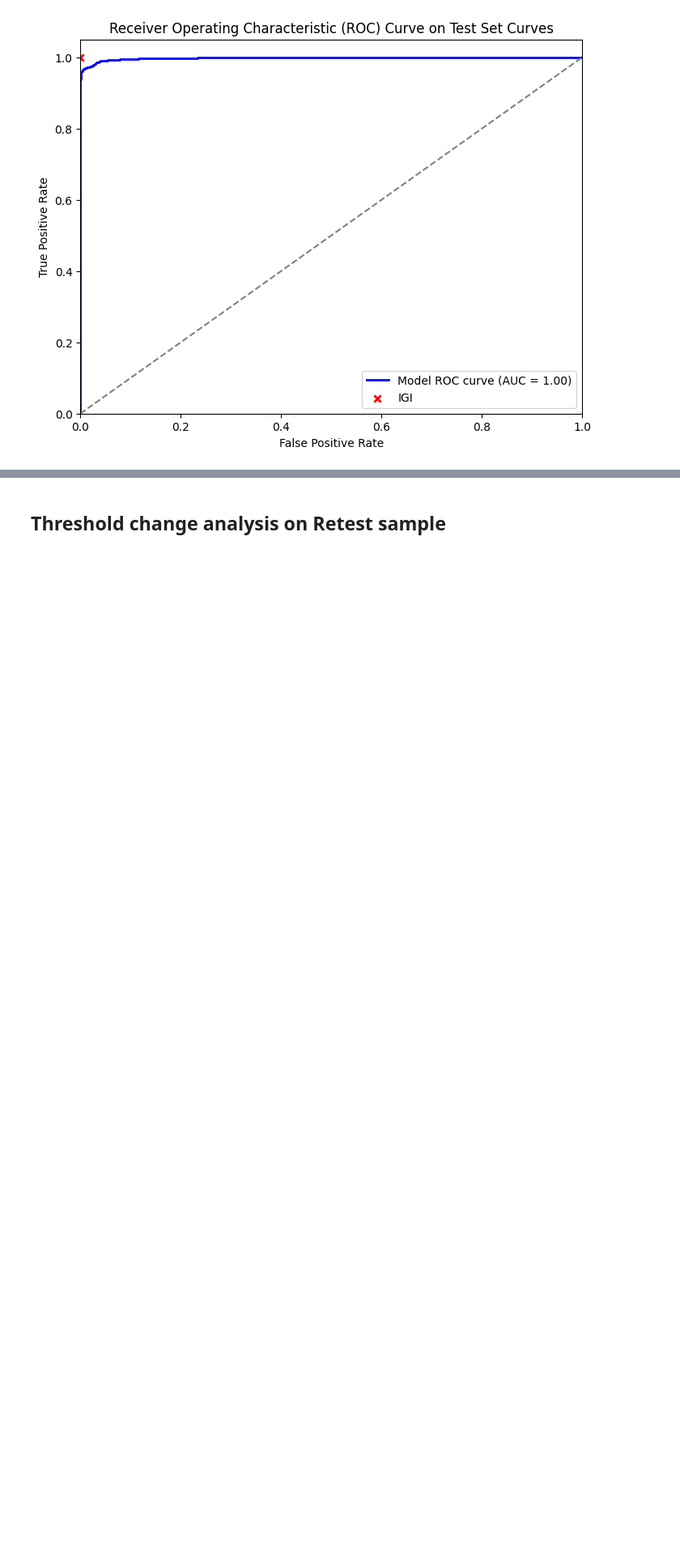
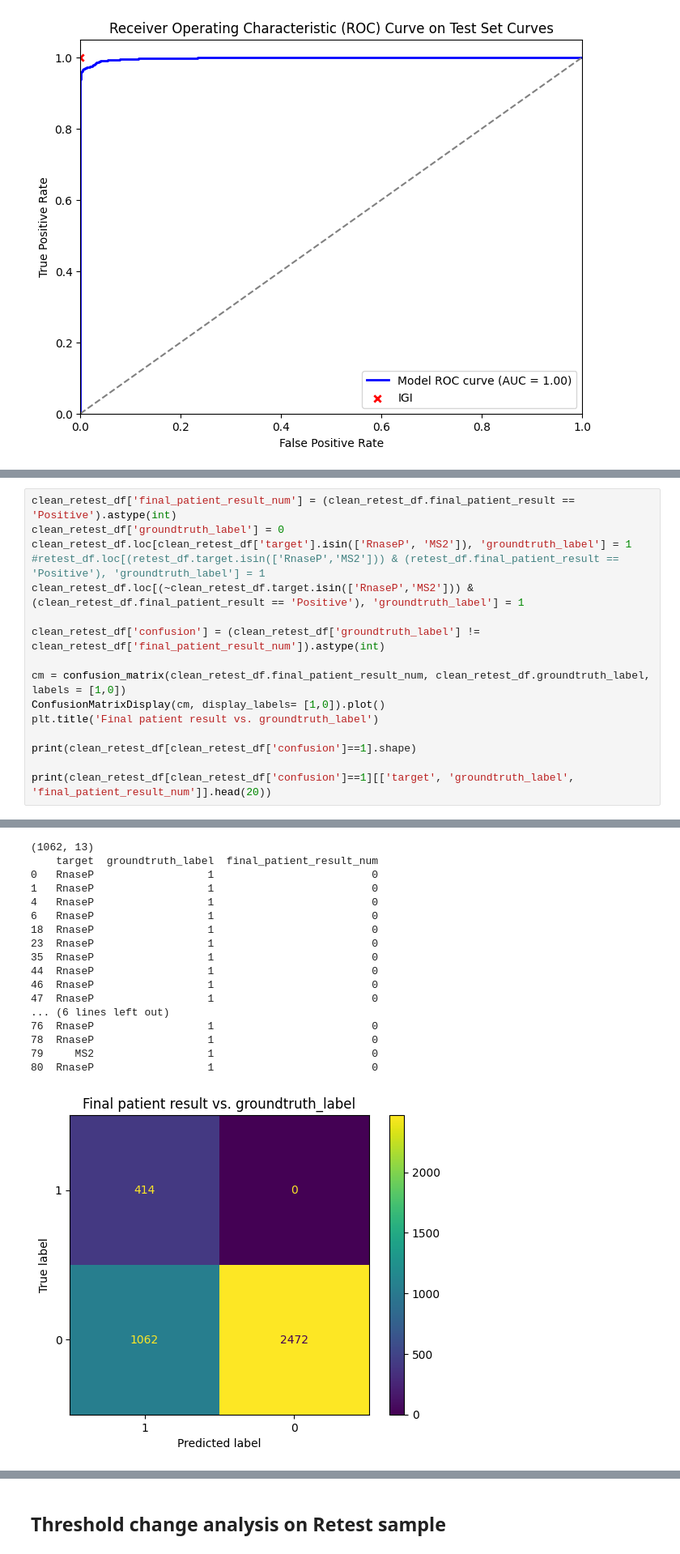
Before and after one commit to hhhvu/PCR_simulation, a Jupyter notebook: evaluation/storyline_AS.ipynb, the cells around one changed output, grey strips where cells are left out. Shown at 81% size. Drawn from its saved outputs; the diff is of its cells as text; blank space fills up the shorter version.

```diff
--- a/evaluation/storyline_AS.ipynb
+++ b/evaluation/storyline_AS.ipynb
@@ -390,0 +460,17 @@ plt.show()
+# %%
+clean_retest_df['final_patient_result_num'] = (clean_retest_df.final_patient_result == 'Positive').astype(int)
+clean_retest_df['groundtruth_label'] = 0
+clean_retest_df.loc[clean_retest_df['target'].isin(['RnaseP', 'MS2']), 'groundtruth_label'] = 1
+#retest_df.loc[(retest_df.target.isin(['RnaseP','MS2'])) & (retest_df.final_patient_result == 'Positive'), 'groundtruth_label'] = 1
+clean_retest_df.loc[(~clean_retest_df.target.isin(['RnaseP','MS2'])) & (clean_retest_df.final_patient_result == 'Positive'), 'groundtruth_label'] = 1
+
+clean_retest_df['confusion'] = (clean_retest_df['groundtruth_label'] != clean_retest_df['final_patient_result_num']).astype(int)
+
+cm = confusion_matrix(clean_retest_df.final_patient_result_num, clean_retest_df.groundtruth_label, labels = [1,0])
+ConfusionMatrixDisplay(cm, display_labels= [1,0]).plot()
+plt.title('Final patient result vs. groundtruth_label')
+
+print(clean_retest_df[clean_retest_df['confusion']==1].shape)
+
+print(clean_retest_df[clean_retest_df['confusion']==1][['target', 'groundtruth_label', 'final_patient_result_num']].head(20))
+# %% [output]
@@ -390,0 +492,18 @@ plt.show()
+(1062, 13)
+    target  groundtruth_label  final_patient_result_num
+0   RnaseP                  1                         0
+1   RnaseP                  1                         0
+4   RnaseP                  1                         0
+6   RnaseP                  1                         0
+18  RnaseP                  1                         0
+23  RnaseP                  1                         0
+35  RnaseP                  1                         0
+44  RnaseP                  1                         0
+46  RnaseP                  1                         0
+47  RnaseP                  1                         0
+... (6 lines left out)
+76  RnaseP                  1                         0
+78  RnaseP                  1                         0
+79     MS2                  1                         0
+80  RnaseP                  1                         0
+[figure, added]
```
Also changed, not shown: parts of 16 cells of this notebook.
